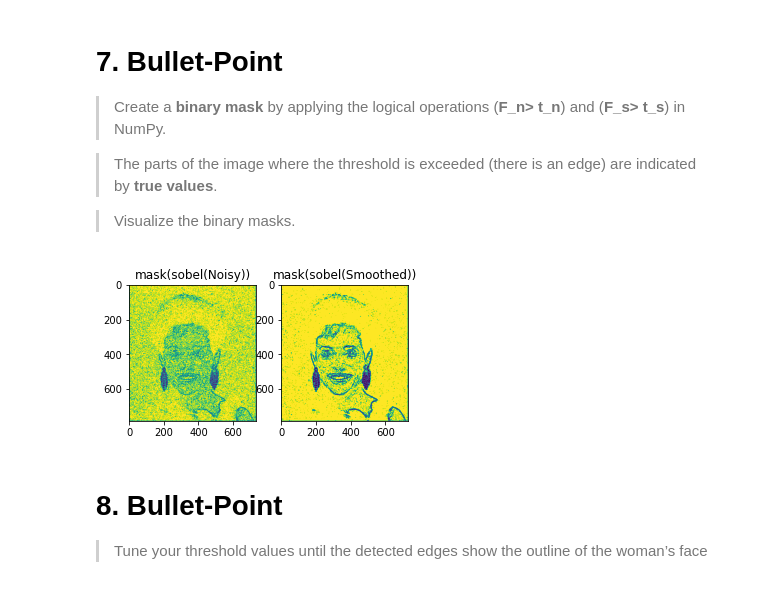
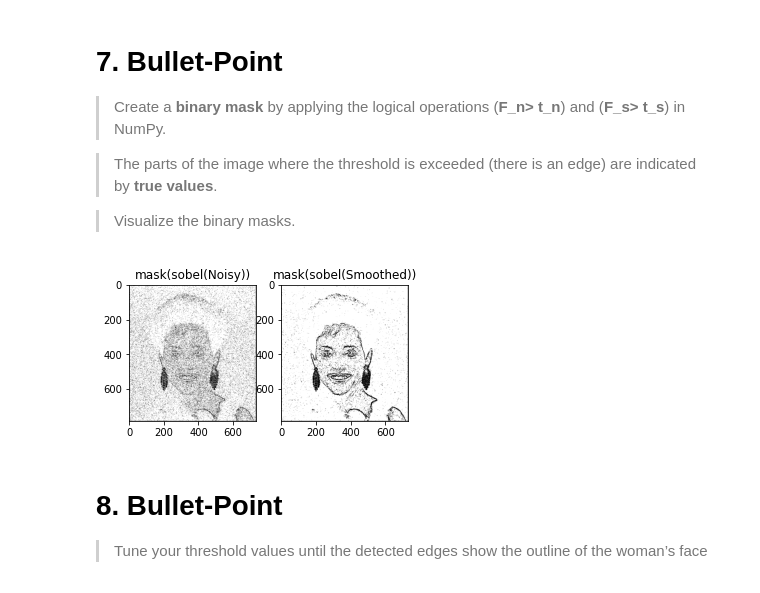
Before and after one commit to ebrambilla42/Cv1, a Jupyter notebook: Cv1_A2.ipynb, the cells around one changed output. Saved outputs shown, nothing was run; the diff lists cells and outputs as text; code cells hidden in the pictures.

```diff
--- a/Cv1_A2.ipynb
+++ b/Cv1_A2.ipynb
@@ -21,8 +21,8 @@ def img_show(image):
 
 > Load the image woman.png provided.  Note that it is already grayscale
 # %%
-image = cv2.imread('woman.png')
+image = cv2.imread('greyscale.png')
 image = cv2.cvtColor(image, cv2.COLOR_BGR2GRAY)
 
-img_show(image)
+img_show(image,)
 # %% [output]
@@ -132,16 +132,16 @@ img_show(t_s)
 # %%
 F_n_mask = F_n > t_n
 F_s_mask = F_s > t_s
 
 
 fig, ax = plt.subplots(1,2, figsize = IMG_DIMENSION )
-ax[0].imshow(F_n_mask)
-ax[1].imshow(F_s_mask)
+ax[0].imshow(F_n_mask,  cmap='gray')
+ax[1].imshow(F_s_mask,  cmap='gray')
 
 ax[0].title.set_text('mask(sobel(Noisy))')
 ax[1].title.set_text('mask(sobel(Smoothed))')
 # %% [output]
-[figure, old version]
+[figure, new version]
 # %% [markdown]
 # 8. Bullet-Point
 
```
Also changed, not shown: parts of 10 cells of this notebook.
